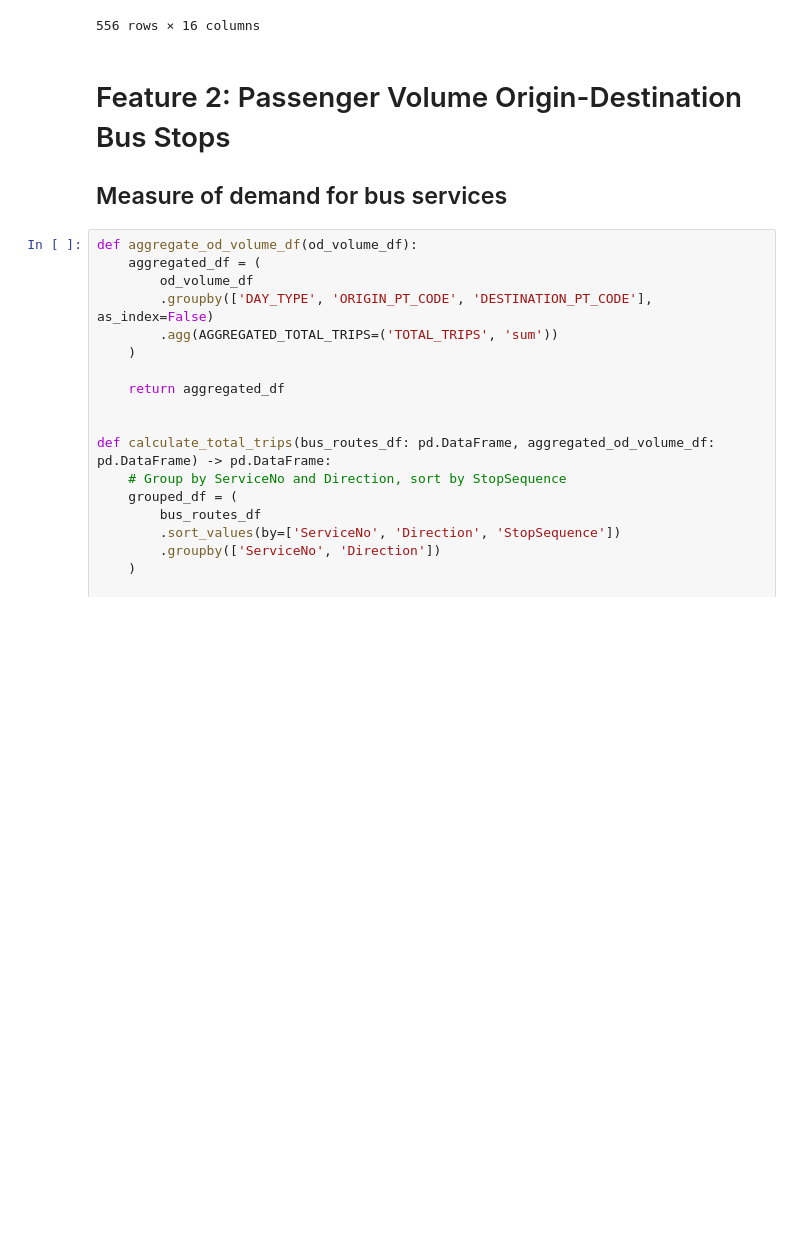
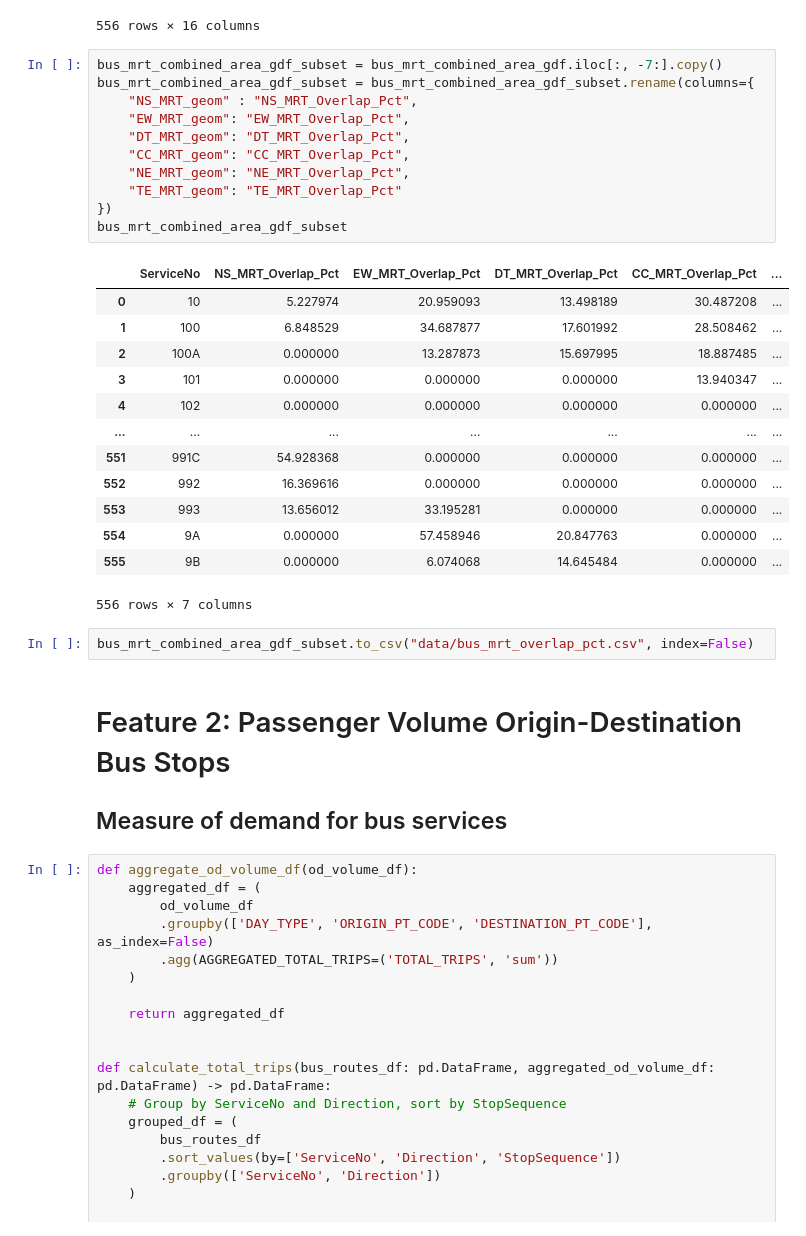
Before and after one commit to DSA4264/project, a Jupyter notebook: data_processing.ipynb, the cells around one changed output. Cells and saved outputs as stored; diff of their text form; blank space fills up the shorter version.

Commit message:
Added exports for overlap pct feature

```diff
--- a/data_processing.ipynb
+++ b/data_processing.ipynb
@@ -1000,6 +1000,33 @@ bus_mrt_combined_area_gdf
 | 554 | 9A | LINESTRING (103.92899 1.32472, 10... | POLYGON ((103.74819386280069 1.35... | POLYGON ((103.93078388188964 1.32... | POLYGON ((103.77077365658603 1.36... | POLYGON ((103.85248916520659 1.29... | POLYGON ((103.83708534828865 1.28... | ... |
 | 555 | 9B | LINESTRING (103.95349 1.34223, 10... | POLYGON ((103.74819386280069 1.35... | POLYGON ((103.93078388188964 1.32... | POLYGON ((103.77077365658603 1.36... | POLYGON ((103.85248916520659 1.29... | POLYGON ((103.83708534828865 1.28... | ... |
 556 rows × 16 columns
+# %%
+bus_mrt_combined_area_gdf_subset = bus_mrt_combined_area_gdf.iloc[:, -7:].copy()
+bus_mrt_combined_area_gdf_subset = bus_mrt_combined_area_gdf_subset.rename(columns={
+    "NS_MRT_geom" : "NS_MRT_Overlap_Pct",
+    "EW_MRT_geom": "EW_MRT_Overlap_Pct",
+    "DT_MRT_geom": "DT_MRT_Overlap_Pct",
+    "CC_MRT_geom": "CC_MRT_Overlap_Pct",
+    "NE_MRT_geom": "NE_MRT_Overlap_Pct",
+    "TE_MRT_geom": "TE_MRT_Overlap_Pct"
+})
+bus_mrt_combined_area_gdf_subset
+# %% [output]
+|  | ServiceNo | NS_MRT_Overlap_Pct | EW_MRT_Overlap_Pct | DT_MRT_Overlap_Pct | CC_MRT_Overlap_Pct | ... |
+| 0 | 10 | 5.227974 | 20.959093 | 13.498189 | 30.487208 | ... |
+| 1 | 100 | 6.848529 | 34.687877 | 17.601992 | 28.508462 | ... |
+| 2 | 100A | 0.000000 | 13.287873 | 15.697995 | 18.887485 | ... |
+| 3 | 101 | 0.000000 | 0.000000 | 0.000000 | 13.940347 | ... |
+| 4 | 102 | 0.000000 | 0.000000 | 0.000000 | 0.000000 | ... |
+| ... | ... | ... | ... | ... | ... | ... |
+| 551 | 991C | 54.928368 | 0.000000 | 0.000000 | 0.000000 | ... |
+| 552 | 992 | 16.369616 | 0.000000 | 0.000000 | 0.000000 | ... |
+| 553 | 993 | 13.656012 | 33.195281 | 0.000000 | 0.000000 | ... |
+| 554 | 9A | 0.000000 | 57.458946 | 20.847763 | 0.000000 | ... |
+| 555 | 9B | 0.000000 | 6.074068 | 14.645484 | 0.000000 | ... |
+556 rows × 7 columns
+# %%
+bus_mrt_combined_area_gdf_subset.to_csv("data/bus_mrt_overlap_pct.csv", index=False)
 # %% [markdown]
 # Feature 2: Passenger Volume Origin-Destination Bus Stops
 ## Measure of demand for bus services
```
Also changed, not shown: parts of 3 cells of this notebook.
